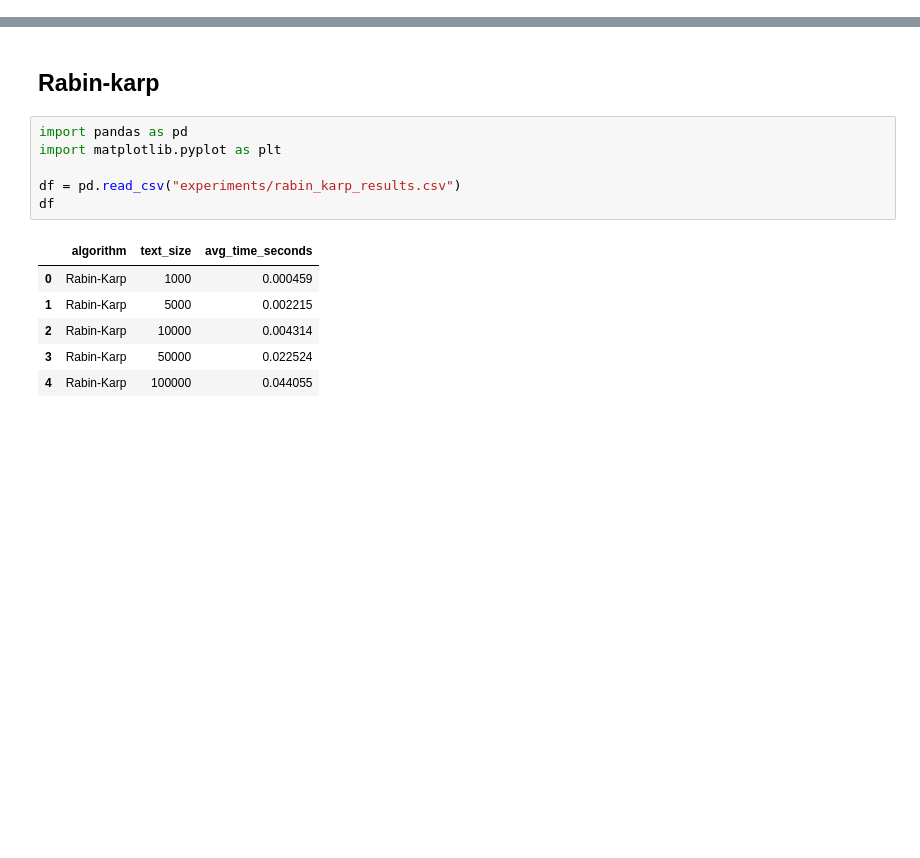
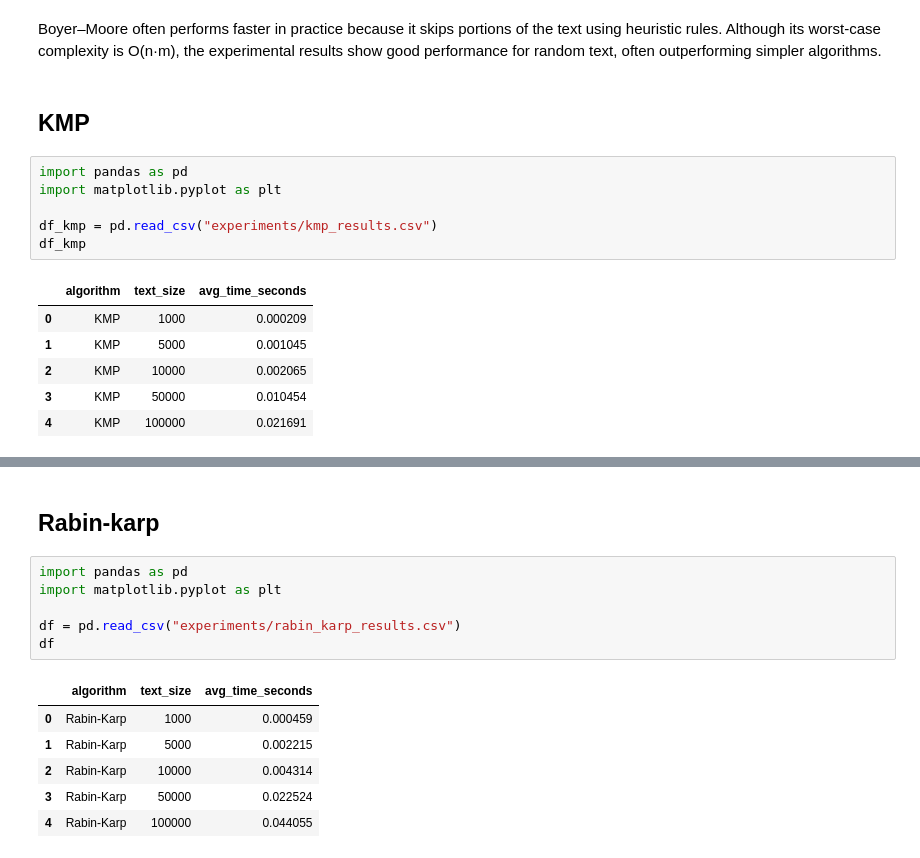
Before and after one commit to Karol2905/string-matching-algorithm-analysis, a Jupyter notebook: analysis.ipynb, the cells around one changed output, grey strips where cells are left out. Cells and saved outputs as stored; diff of their text form; blank space fills up the shorter version.

```diff
--- a/analysis.ipynb
+++ b/analysis.ipynb
@@ -0,0 +25,18 @@
+# %% [markdown]
+Boyer–Moore often performs faster in practice because it skips portions of the text using heuristic rules.
+Although its worst-case complexity is O(n·m), the experimental results show good performance for random text, often outperforming simpler algorithms.
+# %% [markdown]
+## KMP
+# %%
+import pandas as pd
+import matplotlib.pyplot as plt
+
+df_kmp = pd.read_csv("experiments/kmp_results.csv")
+df_kmp
+# %% [output]
+|  | algorithm | text_size | avg_time_seconds |
+| 0 | KMP | 1000 | 0.000209 |
+| 1 | KMP | 5000 | 0.001045 |
+| 2 | KMP | 10000 | 0.002065 |
+| 3 | KMP | 50000 | 0.010454 |
+| 4 | KMP | 100000 | 0.021691 |
```
Also changed, not shown: parts of 4 cells of this notebook, 9 other files.
